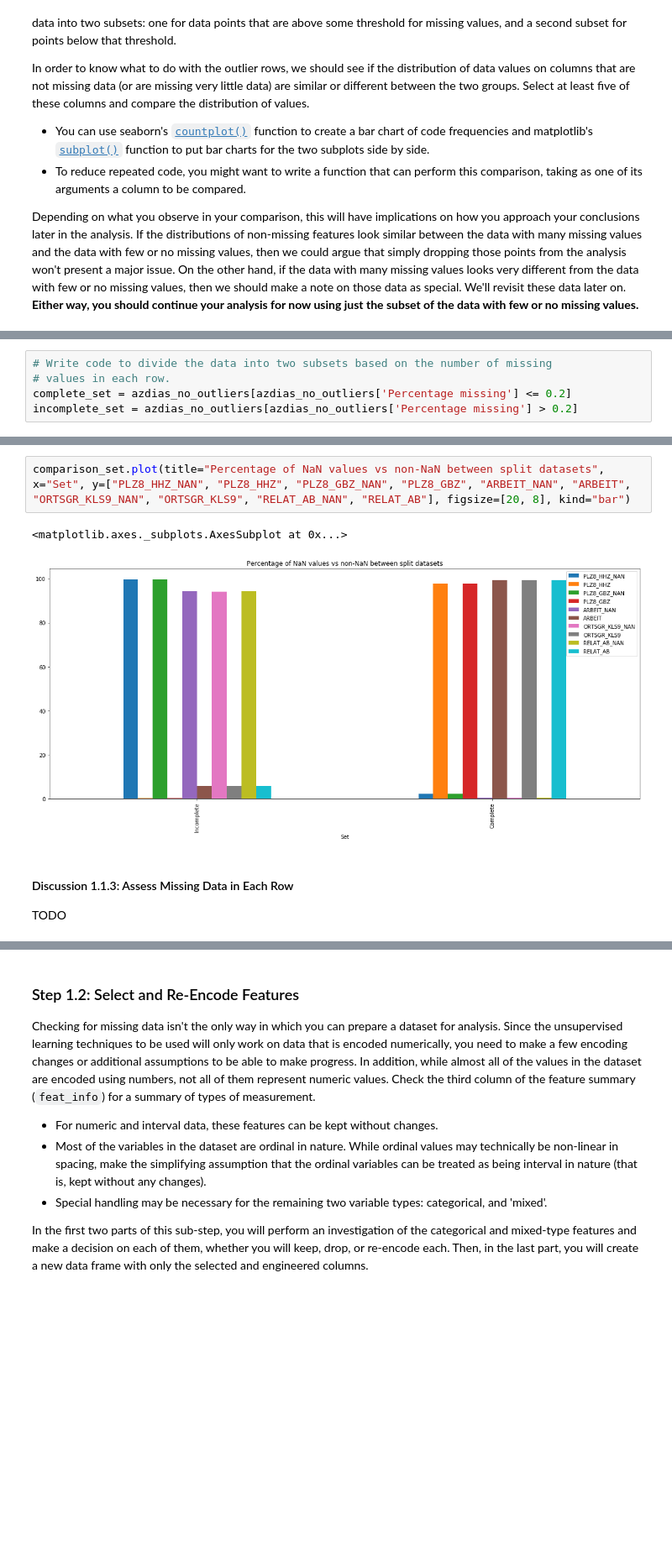
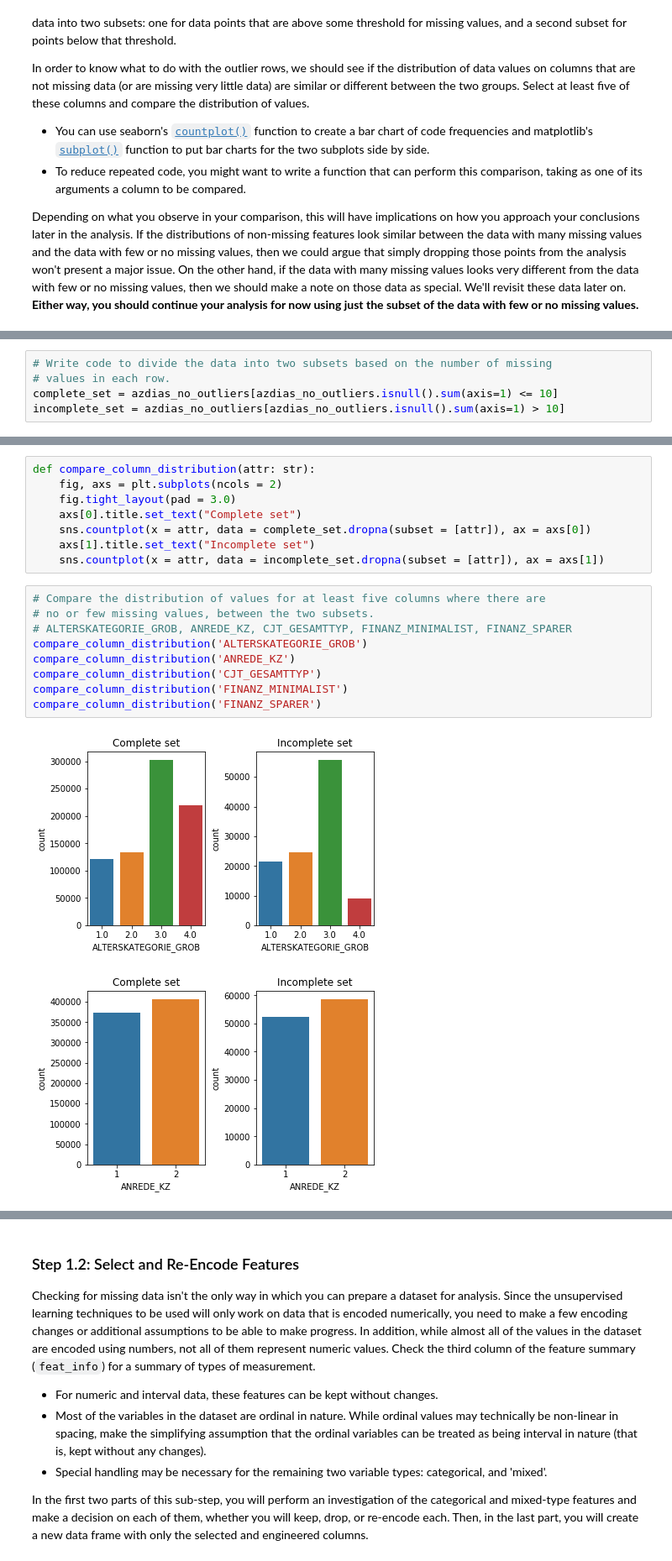
Before and after one commit to msd117c/Identify_customers_ML, a Jupyter notebook: Identify_Customer_Segments.ipynb, the cells around one changed output, grey strips where cells are left out. Shown at 84% size. Cells and saved outputs as stored; diff of their text form; blank space fills up the shorter version.

```diff
--- a/Identify_Customer_Segments.ipynb
+++ b/Identify_Customer_Segments.ipynb
@@ -242,8 +252,8 @@ azdias_no_outliers.head()
 # %%
 # Write code to divide the data into two subsets based on the number of missing
 # values in each row.
-complete_set = azdias_no_outliers[azdias_no_outliers['Percentage missing'] <= 0.2]
-incomplete_set = azdias_no_outliers[azdias_no_outliers['Percentage missing'] > 0.2]
+complete_set = azdias_no_outliers[azdias_no_outliers.isnull().sum(axis=1) <= 10]
+incomplete_set = azdias_no_outliers[azdias_no_outliers.isnull().sum(axis=1) > 10]
 # %%
 complete_set.head()
 # %% [output]
@@ -302,9 +277,20 @@ comparison_set.head()
-# %%
-comparison_set.plot(title="Percentage of NaN values vs non-NaN between split datasets", x="Set", y=["PLZ8_HHZ_NAN", "PLZ8_HHZ", "PLZ8_GBZ_NAN", "PLZ8_GBZ", "ARBEIT_NAN", "ARBEIT", "ORTSGR_KLS9_NAN", "ORTSGR_KLS9", "RELAT_AB_NAN", "RELAT_AB"], figsize=[20, 8], kind="bar")
-# %% [output]
-<matplotlib.axes._subplots.AxesSubplot at 0x...>
-[figure, removed]
-# %% [markdown]
-#### Discussion 1.1.3: Assess Missing Data in Each Row
-
-TODO
+# %%
+def compare_column_distribution(attr: str):
+    fig, axs = plt.subplots(ncols = 2)
+    fig.tight_layout(pad = 3.0)
+    axs[0].title.set_text("Complete set")
+    sns.countplot(x = attr, data = complete_set.dropna(subset = [attr]), ax = axs[0])
+    axs[1].title.set_text("Incomplete set")
+    sns.countplot(x = attr, data = incomplete_set.dropna(subset = [attr]), ax = axs[1])
+# %%
+# Compare the distribution of values for at least five columns where there are
+# no or few missing values, between the two subsets.
+# ALTERSKATEGORIE_GROB, ANREDE_KZ, CJT_GESAMTTYP, FINANZ_MINIMALIST, FINANZ_SPARER
+compare_column_distribution('ALTERSKATEGORIE_GROB')
+compare_column_distribution('ANREDE_KZ')
+compare_column_distribution('CJT_GESAMTTYP')
+compare_column_distribution('FINANZ_MINIMALIST')
+compare_column_distribution('FINANZ_SPARER')
+# %% [output]
+[figure, added]
+[figure, added]
```
Also changed, not shown: parts of 106 cells of this notebook, 1 other file.
